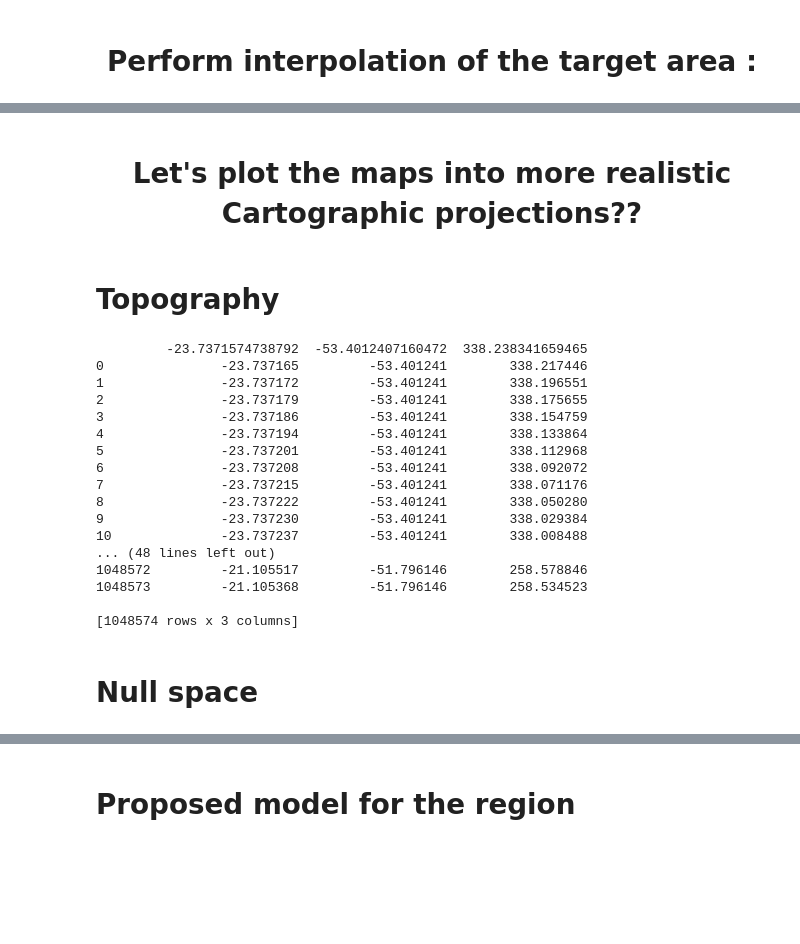
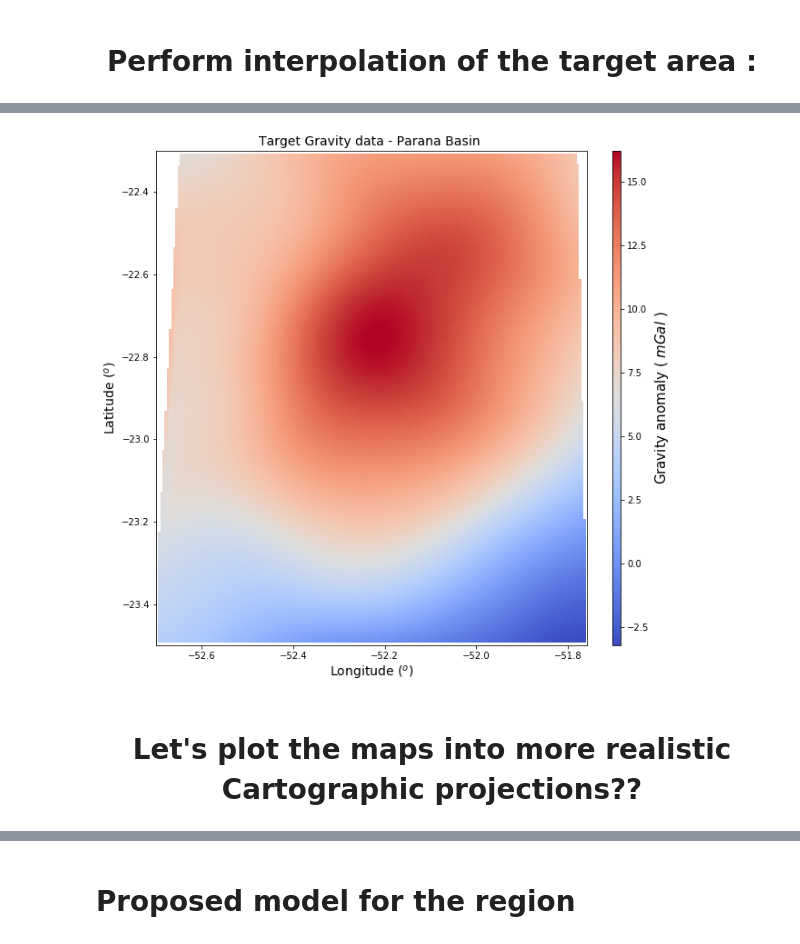
Before and after one commit to rodrigobijani/Congresso_Brasileiro_Geologia2018, a Jupyter notebook: scripts/real.ipynb, the cells around one changed output, grey strips where cells are left out. Saved outputs shown, nothing was run; the diff lists cells and outputs as text; code cells hidden in the pictures; blank space fills up the shorter version.

```diff
--- a/scripts/real.ipynb
+++ b/scripts/real.ipynb
@@ -199,8 +350,8 @@ plt.show()
 # Delimiting a study region using Pandas commands:
 # %%
 # longitude filter:
-target = data.loc[ (data[' Long']<= -52.2) & (data[' Long']>= -52.5) ] # should have the whitespace " LONG" !
+target = data.loc[ (data['Lon']<= -51.7) & (data['Lon']>= -52.7) ] # should have the whitespace " LONG" !
 # latitude filter:
-target = target.loc[ (target['Lat' ]<= -22.3) & (target['Lat']>= -23.3) ]
+target = target.loc[ (target['Lat']<= -22.3) & (target['Lat']>= -23.5) ]
 # check if is right:
 target.max(), target.min()
@@ -230,11 +394,11 @@ targ_LON, targ_LAT = np.meshgrid(targ_lon, targ_lat)
 # <center> Perform interpolation of the target area : <center>
 # %%
 # working arrays for more clear code:
-w1 = (np.array( target[' Long'] ), np.array( target['Lat']) )  # real coordinates
+w1 = (np.array( target['Lon'] ), np.array( target['Lat']) )  # real coordinates
 w2 = (targ_LON, targ_LAT) # interpolated coordinates
-w3 = np.array( target[' mGal'] ) # real gravity data
+w3 = np.array( target['mGal'] ) # real gravity data
 # function of scipy for interpolation:
-targ_gzi = griddata( w1, w3 , w2, method='cubic')
+targ_gzi = griddata( w1, w3 , w2, method='cubic',fill_value=np.nan)
 # %%
 print np.where(targ_gzi == np.nan)
 print targ_gzi
@@ -241,24 +420,24 @@ print targ_gzi
 # %%
 # ------------ set figure size: ------------------------------------------#
 plt.close('all')
 py.rcParams['figure.figsize'] = (10.0, 10.0)
 fig = plt.figure()
 fs = 14 # fontsize!!!!
 
 # ------------ plot the interpolated gravity anomaly in contourmap: -------#
 plt.title('Target Gravity data - Parana Basin ', fontsize = fs)
 #p = plt.pcolormesh(LON, LAT, gzgrid, vmin= gz.min(), vmax = gz.max() )
-p = plt.imshow(targ_gzi, cmap=plt.cm.coolwarm,interpolation="none",
+p = plt.imshow(targ_gzi, cmap=plt.cm.coolwarm,interpolation="none", aspect='auto',
                 origin='lower', extent=[lon1, lon2, lat1, lat2])
 
 # color bar specifications:
 cbar = fig.colorbar(p, aspect=60, fraction = 0.1, orientation="vertical")
 cbar.set_label('Gravity anomaly ( $ mGal$ )',fontsize=15, rotation = 90)
 plt.xlabel('Longitude ($^o$)', fontsize = fs)
 plt.ylabel('Latitude ($^o$)', fontsize = fs)
 plt.show()
+# %% [output]
+[figure, added]
 # %% [markdown]
 #  <center> Let's plot the maps into more realistic Cartographic projections?? <center>
-# %% [markdown]
-# Topography
 # %%
@@ -289,21 +455,0 @@ plt.show()
-# %%
-topo = pd.read_table('Real/Topo.txt', sep=',' )
-print(topo)
-# %% [output]
-         -23.7371574738792  -53.4012407160472  338.238341659465
-0               -23.737165         -53.401241        338.217446
-1               -23.737172         -53.401241        338.196551
-2               -23.737179         -53.401241        338.175655
-3               -23.737186         -53.401241        338.154759
-4               -23.737194         -53.401241        338.133864
-5               -23.737201         -53.401241        338.112968
-6               -23.737208         -53.401241        338.092072
-7               -23.737215         -53.401241        338.071176
-8               -23.737222         -53.401241        338.050280
-9               -23.737230         -53.401241        338.029384
-10              -23.737237         -53.401241        338.008488
-... (48 lines left out)
-1048572         -21.105517         -51.796146        258.578846
-1048573         -21.105368         -51.796146        258.534523
-
-[1048574 rows x 3 columns]
@@ -359,2 +455,0 @@ plt.show()
-# %% [markdown]
-# Null space
```
Also changed, not shown: parts of 33 cells of this notebook.
